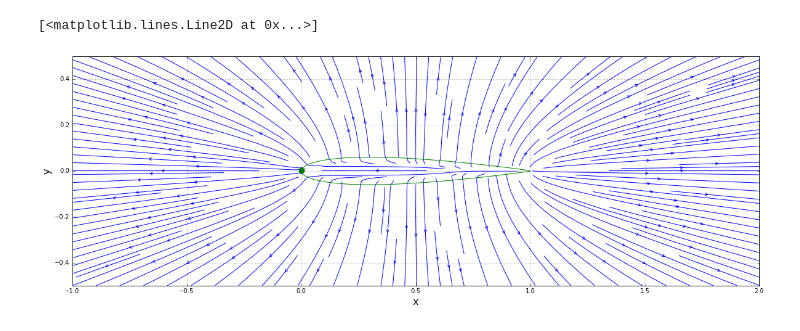
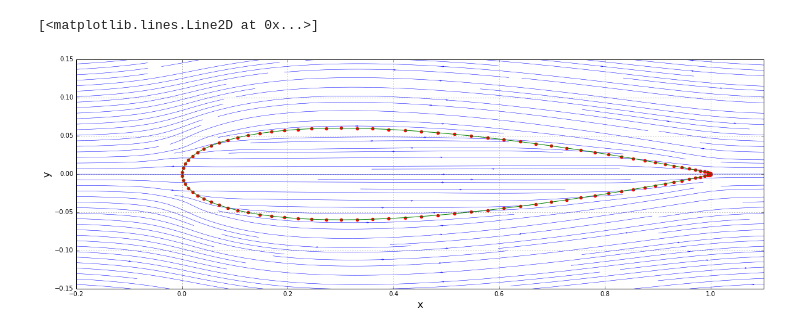
Before and after one commit to zhenyushi/mae6226_workspace, a Jupyter notebook: Assignment.ipynb, the cells around one changed output. Saved outputs shown, nothing was run; the diff lists cells and outputs as text; code cells hidden in the pictures.

```diff
--- a/Assignment.ipynb
+++ b/Assignment.ipynb
@@ -40,10 +42,11 @@ def get_stream_function(strength, xs, ys, X, Y):
 
     return psi
 # %%
-strength_source = 5
+#strength_source = 5
 u_source_sum,v_source_sum,psi_source_sum = 0,0,0
 
 for i in range(0,len(x_airfoil)):
+    strength_source = sigma_airfoil[i]
     u_source, v_source = get_velocity(strength_source, x_airfoil[i], y_airfoil[i], X, Y)
     psi_source = get_stream_function(strength_source, x_airfoil[i], y_airfoil[i], X, Y)
     u_source_sum = u_source_sum + u_source
@@ -52,30 +55,30 @@ for i in range(0,len(x_airfoil)):
 # %%
 u = u_freestream + u_source_sum
 v = v_freestream + v_source_sum
 psi = psi_freestream + psi_source_sum
 
 
 size = 20
 pyplot.figure(figsize=(size, (y_end-y_start)/(x_end-x_start)*size))
 pyplot.grid(True)
 pyplot.xlabel('x', fontsize=16)
 pyplot.ylabel('y', fontsize=16)
-pyplot.xlim(x_start, x_end)
-pyplot.ylim(y_start, y_end)
-pyplot.streamplot(X, Y, u, v, density=2, linewidth=1, arrowsize=1, arrowstyle='->')
+pyplot.xlim(x_start/2+0.3, x_end/2+0.1)
+pyplot.ylim(y_start/2+0.1, y_end/2-0.1)
+pyplot.streamplot(X, Y, u, v, density=5, linewidth=0.5, arrowsize=0.5, arrowstyle='->')
 
 #x_stagnation = x_source - math.cos(a)*strength_source/(2*numpy.pi*u_inf)
 #y_stagnation = y_source - math.sin(a)*strength_source/(2*numpy.pi*u_inf)
 
 
-pyplot.scatter(x_airfoil1[49], y_airfoil1[49], color='g', s=80, marker='o')
+pyplot.scatter(x_airfoil, y_airfoil, color='r', s=20, marker='o')
 
 
 #pyplot.contour(X, Y, psi, levels=[-strength_source/2, +strength_source/2], colors='#CD2305', linewidths=2, linestyles='solid');
 pyplot.plot(x_airfoil,y_airfoil)
 # %% [output]
 [<matplotlib.lines.Line2D at 0x...>]
-[figure, old version]
+[figure, new version]
 # %%
 cp = 1.0 - (u**2+v**2)/u_inf**2
 
```
Also changed, not shown: parts of 5 cells of this notebook.
